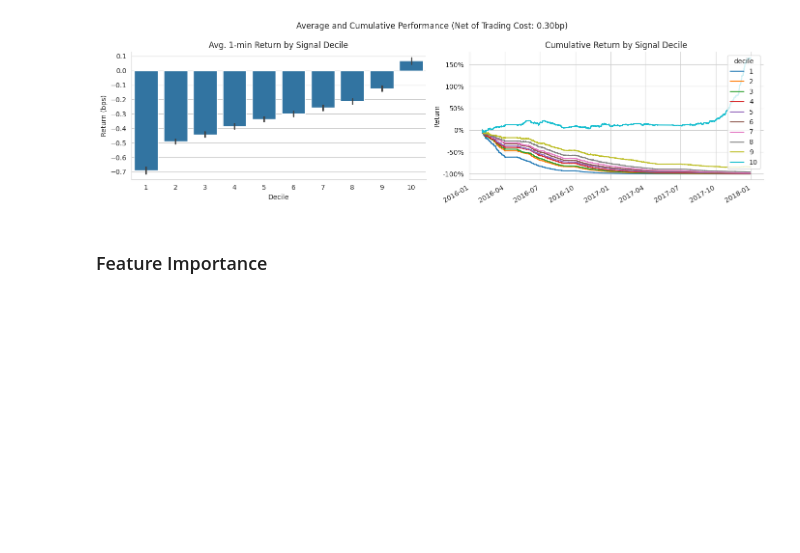
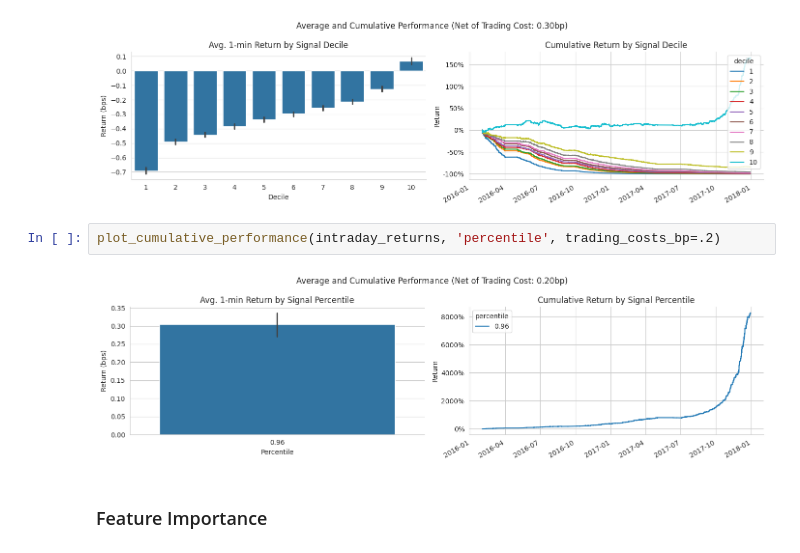
Before and after one commit to fovi-llc/machine-learning-for-trading, a Jupyter notebook: 12_gradient_boosting_machines/11_intraday_model_fast_src.ipynb, the cells around one changed output. Drawn from its saved outputs; the diff is of its cells as text; blank space fills up the shorter version.

```diff
--- a/12_gradient_boosting_machines/11_intraday_model_fast_src.ipynb
+++ b/12_gradient_boosting_machines/11_intraday_model_fast_src.ipynb
@@ -1109,6 +1153,10 @@ plot_cumulative_performance(intraday_returns, 'quintile', trading_costs_bp=.2)
 plot_cumulative_performance(intraday_returns, 'decile', trading_costs_bp=.3)
 # %% [output]
 [figure]
+# %%
+plot_cumulative_performance(intraday_returns, 'percentile', trading_costs_bp=.2)
+# %% [output]
+[figure, added]
 # %% [markdown]
 ### Feature Importance
 # %% [markdown]
```
Also changed, not shown: parts of 25 cells of this notebook, 1 other file.
